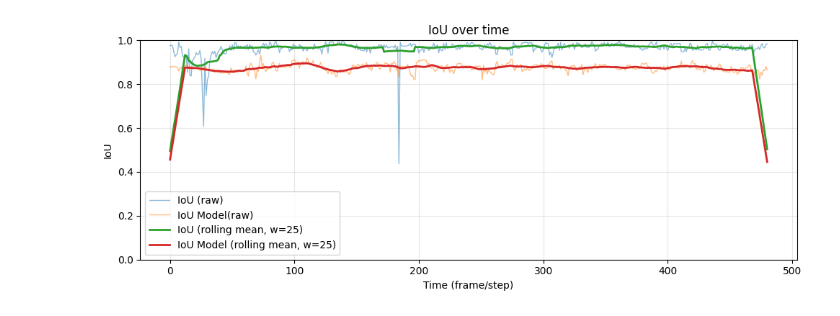
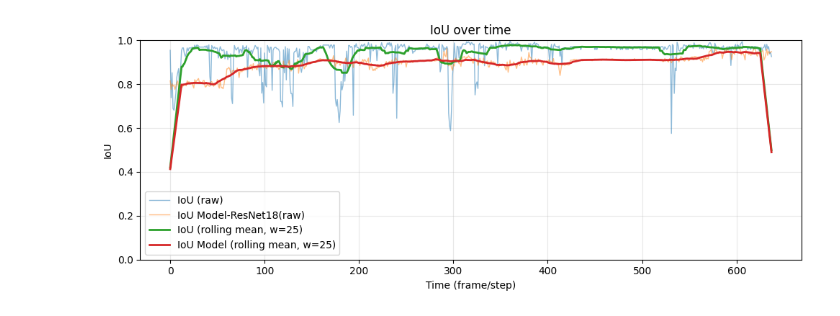
Before and after one commit to AliAbdallah454/research-project, a Jupyter notebook: IOU_comp.ipynb, the cells around one changed output. Drawn from its saved outputs; the diff is of its cells as text; code cells hidden in the pictures.

```diff
--- a/IOU_comp.ipynb
+++ b/IOU_comp.ipynb
@@ -36,8 +36,8 @@ from red_circle_detection import detect_red_circle
 from tqdm import tqdm
 from helpers import get_gt_circles
 
-session = 1
-participant = 5
+session = 2
+participant = 22
 
 par = f"./data/processed_data/Session{session}_Light/Participant{participant}"
 
@@ -78,32 +78,32 @@ for i in tqdm(range(len(df)), total=len(df), desc="Processing frames"):
 
 
 ious = np.array(ious, dtype=float)
 model_ious = np.array(model_ious, dtype=float)
 
 x = np.arange(len(ious))
 
 window = 25
 kernel = np.ones(window) / window
 
 smooth = np.convolve(ious, kernel, mode="same")
 model_smooth = np.convolve(model_ious, kernel, mode="same")
 
 alpha = 0.5
 
 plt.figure(figsize=(10, 4))
 plt.plot(x, ious, alpha=alpha, linewidth=1, label="IoU (raw)")
-plt.plot(x, model_ious, alpha=alpha, linewidth=1, label="IoU Model(raw)")
+plt.plot(x, model_ious, alpha=alpha, linewidth=1, label="IoU Model-ResNet18(raw)")
 
 plt.plot(x, smooth, linewidth=2, label=f"IoU (rolling mean, w={window})")
 plt.plot(x, model_smooth, linewidth=2, label=f"IoU Model (rolling mean, w={window})")
 
 plt.ylim(0, 1)
 plt.xlabel("Time (frame/step)")
 plt.ylabel("IoU")
 plt.title("IoU over time")
 plt.grid(True, alpha=0.3)
 plt.legend()
 plt.tight_layout()
 plt.show()
 # %% [output]
-[figure, old version]
+[figure, new version]
```
Also changed, not shown: 29 other files.
